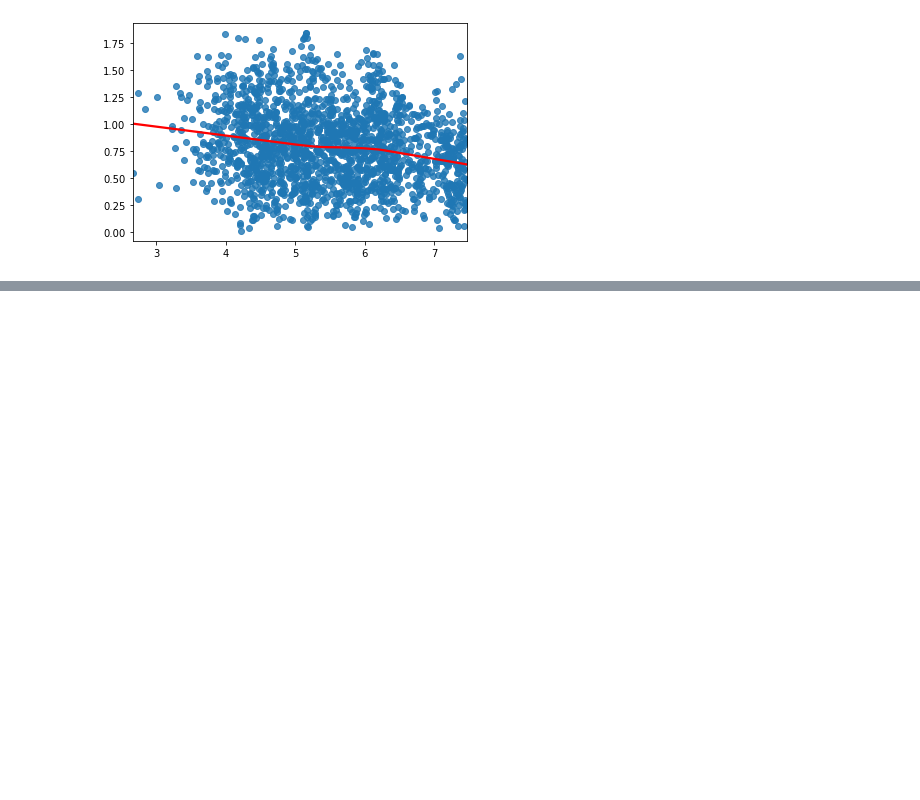
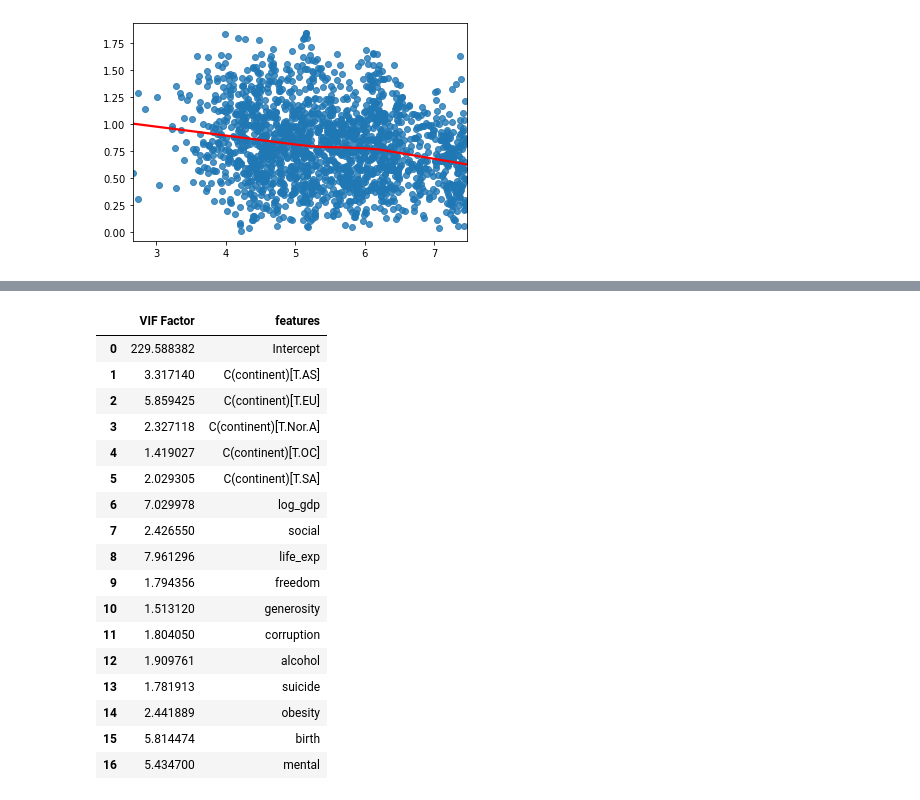
Before and after one commit to chaxx176/World-Happiness-Report-2021, a Jupyter notebook: CHA/0815 VIF에 범주형 컬럼 추가하기.ipynb, the cells around one changed output, grey strips where cells are left out. Cells and saved outputs as stored; diff of their text form; code cells hidden in the pictures; blank space fills up the shorter version.

```diff
--- a/CHA/0815 VIF에 범주형 컬럼 추가하기.ipynb
+++ b/CHA/0815 VIF에 범주형 컬럼 추가하기.ipynb
@@ -628,0 +669,26 @@ sns.regplot(fitted, np.sqrt(np.abs(sr)), lowess=True, line_kws={'color':'red'})
+# %%
+from patsy import dmatrix, dmatrices
+y, X = dmatrices('HS~ C(continent)+ log_gdp + social+ life_exp + freedom+ generosity+ corruption+ alcohol+ suicide+ obesity+ birth+ mental', df_minmax, return_type = 'dataframe')
+vif = pd.DataFrame()
+vif["VIF Factor"] = [variance_inflation_factor(X.values, i) for i in range(X.shape[1])]
+vif["features"] = X.columns
+vif
+# %% [output]
+|  | VIF Factor | features |
+| 0 | 229.588382 | Intercept |
+| 1 | 3.317140 | C(continent)[T.AS] |
+| 2 | 5.859425 | C(continent)[T.EU] |
+| 3 | 2.327118 | C(continent)[T.Nor.A] |
+| 4 | 1.419027 | C(continent)[T.OC] |
+| 5 | 2.029305 | C(continent)[T.SA] |
+| 6 | 7.029978 | log_gdp |
+| 7 | 2.426550 | social |
+| 8 | 7.961296 | life_exp |
+| 9 | 1.794356 | freedom |
+| 10 | 1.513120 | generosity |
+| 11 | 1.804050 | corruption |
+| 12 | 1.909761 | alcohol |
+| 13 | 1.781913 | suicide |
+| 14 | 2.441889 | obesity |
+| 15 | 5.814474 | birth |
+| 16 | 5.434700 | mental |
```
Also changed, not shown: parts of 10 cells of this notebook.
